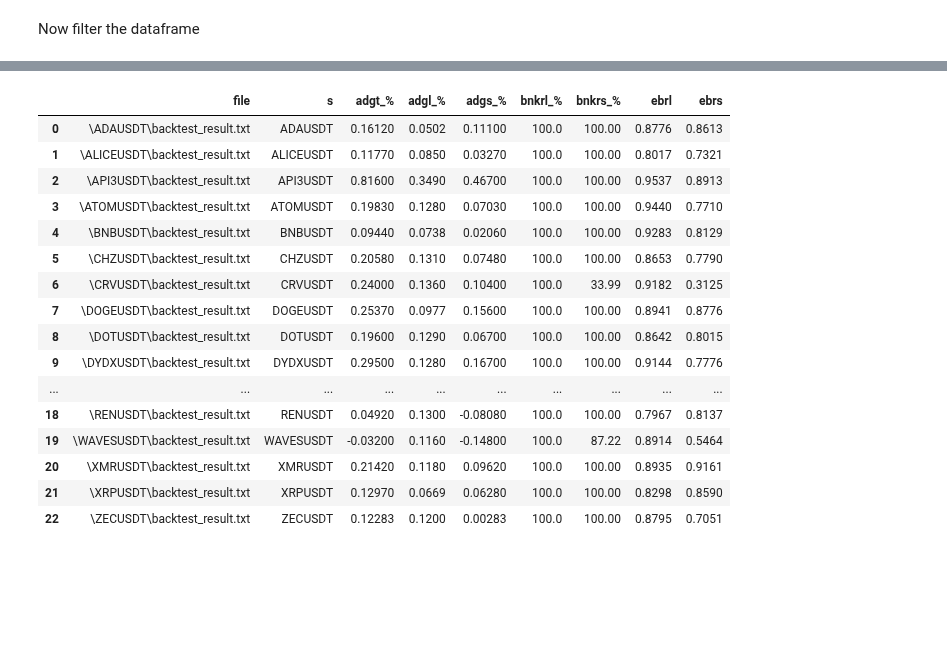
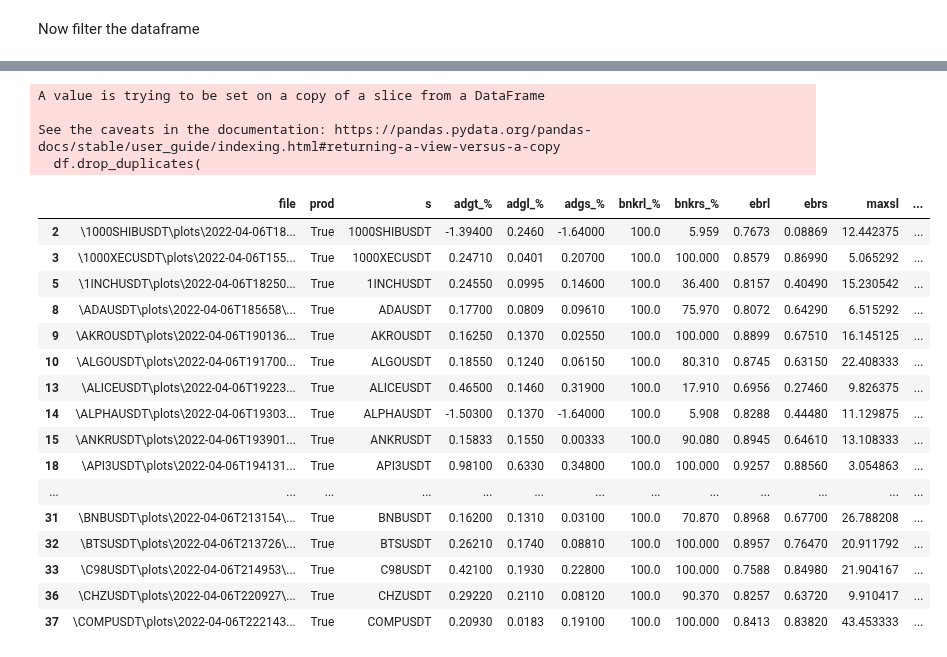
Before and after one commit to shroukkhan/passivbot, a Jupyter notebook: analyze_result_binance.ipynb, the cells around one changed output, grey strips where cells are left out. Drawn from its saved outputs; the diff is of its cells as text; code cells hidden in the pictures; blank space fills up the shorter version.

Commit message:
adjust binance run

```diff
--- a/analyze_result_binance.ipynb
+++ b/analyze_result_binance.ipynb
@@ -98,12 +83,12 @@ backtests/binance\ZECUSDT\plots\2022-04-04T094221\live_config.json is same as cf
 # %%
 big_data = pd.DataFrame()
-files = glob.iglob('backtests/binance_production/' + '**/backtest_result.txt', recursive=True)
+files = glob.iglob('backtests/binance/' + '**/backtest_result.txt', recursive=True)
 i = 0
 for filename in files:
     #print(f'parsing : {filename}')
     with open(filename, 'r') as file:
         data = file.read().split('\n')
-        d = {'file': filename.replace('backtests/binance_production','')}
+        d = {'file': filename.replace('backtests/binance','')}
         current_state = 'long'
         for l in data:
             l = l.split('|')
@@ -115,6 +100,8 @@ for filename in files:
                     d['v'] = value
                 if key == 'Symbol':
                     d['s'] = value
+                if key == 'Production Config':
+                    d['prod'] = value
 
                 if key == 'Long':
                     current_state = 'long'
@@ -131,6 +118,12 @@ for filename in files:
                     d['bnkrl_%'] = float(value.replace('%', '').strip())
                 if key == 'Lowest equity/balance ratio' and current_state == 'long':
                     d['ebrl'] = float(value.replace('%', '').strip())
+                if key == 'Max hours stuck' and current_state == 'long':
+                    d['maxsl'] = float(value.replace('%', '').strip())/24
+                if key == 'Price action distance max' and current_state == 'long':
+                    d['pamaxl'] = float(value.replace('%', '').strip())
+                if key == 'Price action distance std' and current_state == 'long':
+                    d['pastdl'] = float(value.strip())
 
                 if key == 'Total gain' and current_state == 'short':
                     d['tgs_%'] = float(value.replace('%', '').strip())
@@ -140,6 +133,12 @@ for filename in files:
                     d['bnkrs_%'] = float(value.replace('%', '').strip())
                 if key == 'Lowest equity/balance ratio' and current_state == 'short':
                     d['ebrs'] = float(value.replace('%', '').strip())
+                if key == 'Max hours stuck' and current_state == 'short':
+                    d['maxss'] = float(value.replace('%', '').strip())/24
+                if key == 'Price action distance max' and current_state == 'short':
+                    d['pamaxs'] = float(value.replace('%', '').strip())
+                if key == 'Price action distance std' and current_state == 'short':
+                    d['pastds'] = float(value.strip())
 
         #d['adgt_%'] = d['adgl_%']+d['adgs_%']
         big_data = big_data.append(d, ignore_index=True)
@@ -168,6 +163,7 @@ Now filter the dataframe
 # %%
 big_data['adgt_%'] = big_data['adgl_%'] + big_data['adgs_%']
 df = big_data[(big_data.s.isin(allowed_symbols))
+                & (big_data['prod'] == 'True')
               # & (big_data['adgt_%'] > 0.1)
               # & (big_data['adgl_%'] > 0.04)
               # & (big_data['adgs_%'] > 0.04)
@@ -203,23 +200,30 @@ df
 # %%
-df.drop_duplicates(subset=['s', 'tgl_%','tgs_%','adgl_%','adgs_%','adgt_%', 'bnkrl_%', 'bnkrs_%', 'ebrl', 'ebrs', 'long', 'short'], keep='first',
-                   inplace=True)
-dx = df[['file','s','adgt_%','adgl_%','adgs_%','bnkrl_%', 'bnkrs_%','ebrl', 'ebrs']]
+df.drop_duplicates(
+    subset=['s', 'prod', 'tgl_%', 'tgs_%', 'adgl_%', 'adgs_%', 'adgt_%', 'bnkrl_%', 'bnkrs_%', 'ebrl', 'ebrs', 'long',
+            'short'], keep='first',
+    inplace=True)
+dx = df[['file', 'prod', 's', 'adgt_%', 'adgl_%', 'adgs_%', 'bnkrl_%', 'bnkrs_%', 'ebrl', 'ebrs', 'maxsl', 'pamaxl','pastdl',
+         'maxss', 'pamaxs','pastds' ]]
 dx
 # %% [output]
+A value is trying to be set on a copy of a slice from a DataFrame
+
+See the caveats in the documentation: https://pandas.pydata.org/pandas-docs/stable/user_guide/indexing.html#returning-a-view-versus-a-copy
+  df.drop_duplicates(
-|  | file | s | adgt_% | adgl_% | adgs_% | bnkrl_% | bnkrs_% | ebrl | ebrs |
-| 0 | \ADAUSDT\backtest_result.txt | ADAUSDT | 0.16120 | 0.0502 | 0.11100 | 100.0 | 100.00 | 0.8776 | 0.8613 |
-| 1 | \ALICEUSDT\backtest_result.txt | ALICEUSDT | 0.11770 | 0.0850 | 0.03270 | 100.0 | 100.00 | 0.8017 | 0.7321 |
-| 2 | \API3USDT\backtest_result.txt | API3USDT | 0.81600 | 0.3490 | 0.46700 | 100.0 | 100.00 | 0.9537 | 0.8913 |
-| 3 | \ATOMUSDT\backtest_result.txt | ATOMUSDT | 0.19830 | 0.1280 | 0.07030 | 100.0 | 100.00 | 0.9440 | 0.7710 |
-| 4 | \BNBUSDT\backtest_result.txt | BNBUSDT | 0.09440 | 0.0738 | 0.02060 | 100.0 | 100.00 | 0.9283 | 0.8129 |
-| 5 | \CHZUSDT\backtest_result.txt | CHZUSDT | 0.20580 | 0.1310 | 0.07480 | 100.0 | 100.00 | 0.8653 | 0.7790 |
-| 6 | \CRVUSDT\backtest_result.txt | CRVUSDT | 0.24000 | 0.1360 | 0.10400 | 100.0 | 33.99 | 0.9182 | 0.3125 |
-| 7 | \DOGEUSDT\backtest_result.txt | DOGEUSDT | 0.25370 | 0.0977 | 0.15600 | 100.0 | 100.00 | 0.8941 | 0.8776 |
-| 8 | \DOTUSDT\backtest_result.txt | DOTUSDT | 0.19600 | 0.1290 | 0.06700 | 100.0 | 100.00 | 0.8642 | 0.8015 |
-| 9 | \DYDXUSDT\backtest_result.txt | DYDXUSDT | 0.29500 | 0.1280 | 0.16700 | 100.0 | 100.00 | 0.9144 | 0.7776 |
-| ... | ... | ... | ... | ... | ... | ... | ... | ... | ... |
-| 18 | \RENUSDT\backtest_result.txt | RENUSDT | 0.04920 | 0.1300 | -0.08080 | 100.0 | 100.00 | 0.7967 | 0.8137 |
-| 19 | \WAVESUSDT\backtest_result.txt | WAVESUSDT | -0.03200 | 0.1160 | -0.14800 | 100.0 | 87.22 | 0.8914 | 0.5464 |
-| 20 | \XMRUSDT\backtest_result.txt | XMRUSDT | 0.21420 | 0.1180 | 0.09620 | 100.0 | 100.00 | 0.8935 | 0.9161 |
-| 21 | \XRPUSDT\backtest_result.txt | XRPUSDT | 0.12970 | 0.0669 | 0.06280 | 100.0 | 100.00 | 0.8298 | 0.8590 |
-| 22 | \ZECUSDT\backtest_result.txt | ZECUSDT | 0.12283 | 0.1200 | 0.00283 | 100.0 | 100.00 | 0.8795 | 0.7051 |
+|  | file | prod | s | adgt_% | adgl_% | adgs_% | bnkrl_% | bnkrs_% | ebrl | ebrs | maxsl | ... |
+| 2 | \1000SHIBUSDT\plots\2022-04-06T18... | True | 1000SHIBUSDT | -1.39400 | 0.2460 | -1.64000 | 100.0 | 5.959 | 0.7673 | 0.08869 | 12.442375 | ... |
+| 3 | \1000XECUSDT\plots\2022-04-06T155... | True | 1000XECUSDT | 0.24710 | 0.0401 | 0.20700 | 100.0 | 100.000 | 0.8579 | 0.86990 | 5.065292 | ... |
+| 5 | \1INCHUSDT\plots\2022-04-06T18250... | True | 1INCHUSDT | 0.24550 | 0.0995 | 0.14600 | 100.0 | 36.400 | 0.8157 | 0.40490 | 15.230542 | ... |
+| 8 | \ADAUSDT\plots\2022-04-06T185658\... | True | ADAUSDT | 0.17700 | 0.0809 | 0.09610 | 100.0 | 75.970 | 0.8072 | 0.64290 | 6.515292 | ... |
+| 9 | \AKROUSDT\plots\2022-04-06T190136... | True | AKROUSDT | 0.16250 | 0.1370 | 0.02550 | 100.0 | 100.000 | 0.8899 | 0.67510 | 16.145125 | ... |
+| 10 | \ALGOUSDT\plots\2022-04-06T191700... | True | ALGOUSDT | 0.18550 | 0.1240 | 0.06150 | 100.0 | 80.310 | 0.8745 | 0.63150 | 22.408333 | ... |
+| 13 | \ALICEUSDT\plots\2022-04-06T19223... | True | ALICEUSDT | 0.46500 | 0.1460 | 0.31900 | 100.0 | 17.910 | 0.6956 | 0.27460 | 9.826375 | ... |
+| 14 | \ALPHAUSDT\plots\2022-04-06T19303... | True | ALPHAUSDT | -1.50300 | 0.1370 | -1.64000 | 100.0 | 5.908 | 0.8288 | 0.44480 | 11.129875 | ... |
+| 15 | \ANKRUSDT\plots\2022-04-06T193901... | True | ANKRUSDT | 0.15833 | 0.1550 | 0.00333 | 100.0 | 90.080 | 0.8945 | 0.64610 | 13.108333 | ... |
+| 18 | \API3USDT\plots\2022-04-06T194131... | True | API3USDT | 0.98100 | 0.6330 | 0.34800 | 100.0 | 100.000 | 0.9257 | 0.88560 | 3.054863 | ... |
+| ... | ... | ... | ... | ... | ... | ... | ... | ... | ... | ... | ... | ... |
+| 31 | \BNBUSDT\plots\2022-04-06T213154\... | True | BNBUSDT | 0.16200 | 0.1310 | 0.03100 | 100.0 | 70.870 | 0.8968 | 0.67700 | 26.788208 | ... |
+| 32 | \BTSUSDT\plots\2022-04-06T213726\... | True | BTSUSDT | 0.26210 | 0.1740 | 0.08810 | 100.0 | 100.000 | 0.8957 | 0.76470 | 20.911792 | ... |
+| 33 | \C98USDT\plots\2022-04-06T214953\... | True | C98USDT | 0.42100 | 0.1930 | 0.22800 | 100.0 | 100.000 | 0.7588 | 0.84980 | 21.904167 | ... |
+| 36 | \CHZUSDT\plots\2022-04-06T220927\... | True | CHZUSDT | 0.29220 | 0.2110 | 0.08120 | 100.0 | 90.370 | 0.8257 | 0.63720 | 9.910417 | ... |
+| 37 | \COMPUSDT\plots\2022-04-06T222143... | True | COMPUSDT | 0.20930 | 0.0183 | 0.19100 | 100.0 | 100.000 | 0.8413 | 0.83820 | 43.453333 | ... |
```
Also changed, not shown: parts of 5 cells of this notebook, 10 other files.
